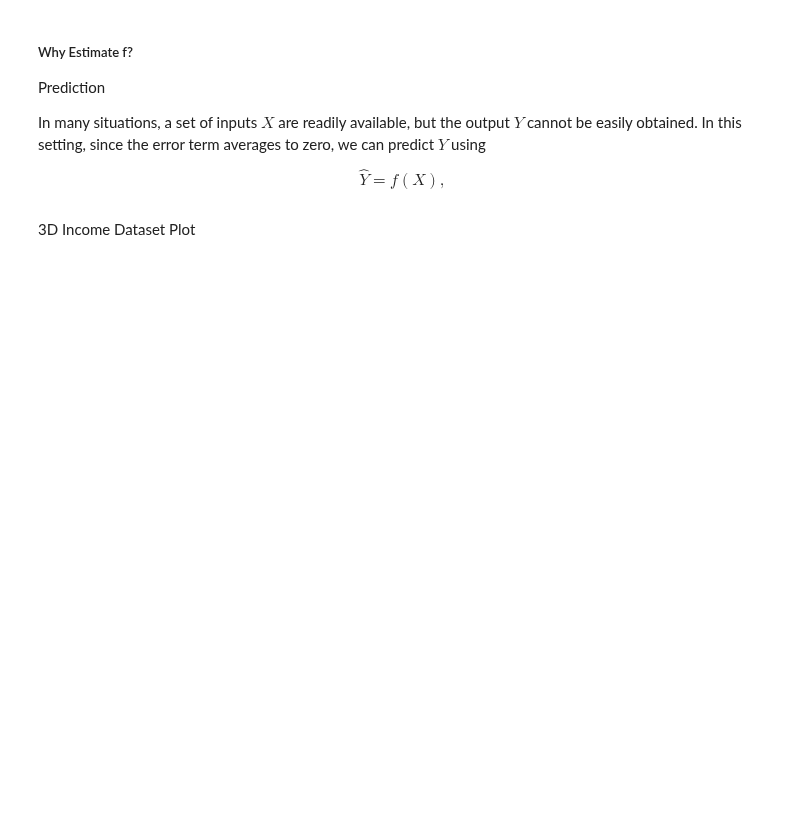
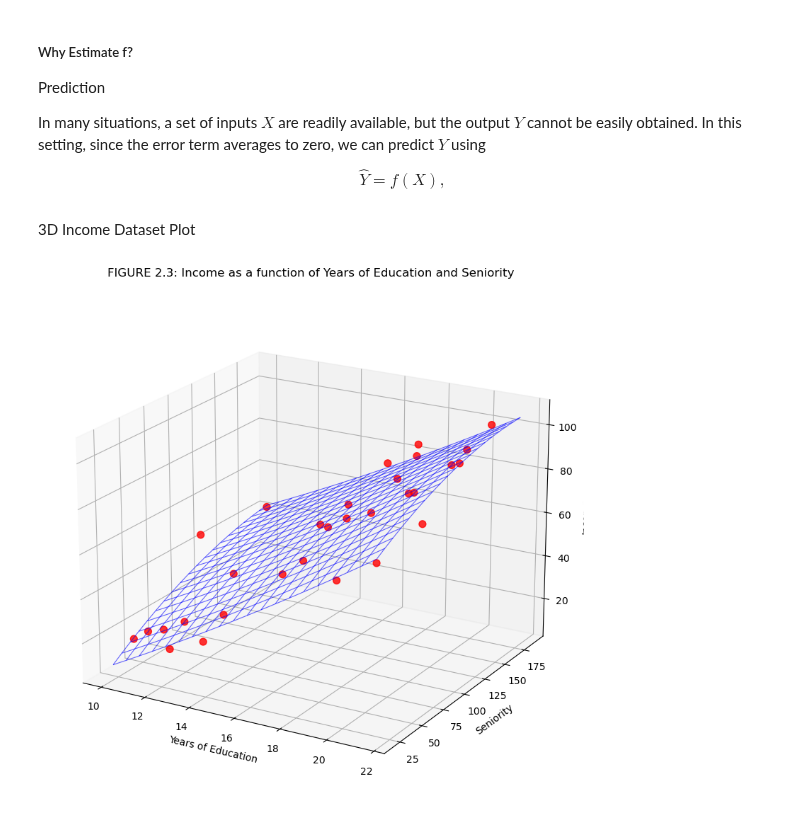
Before and after one commit to zozoking101/An-Introduction-to-Statistical-Learning-with-Applications-in-Python, a Jupyter notebook: 2_Statistical_Learning/Chapter_2.ipynb, the cells around one changed output. Saved outputs shown, nothing was run; the diff lists cells and outputs as text; code cells hidden in the pictures; blank space fills up the shorter version.

```diff
--- a/2_Statistical_Learning/Chapter_2.ipynb
+++ b/2_Statistical_Learning/Chapter_2.ipynb
@@ -139,7 +135,47 @@ In many situations, a set of inputs $X$ are readily available, but the output $Y
 from mpl_toolkits.mplot3d import Axes3D
 # %%
 # Load the Income dataset
-income = load_data('Income')
-education = income['Education'].values
-seniority = income['Seniority'].values
-income_vals = income['Income'].values
+income2 = pd.read_csv("Income2.csv")
+education = income2['Education'].values
+seniority = income2['Seniority'].values
+income_vals = income2['Income'].values
+
+# Create 3D plot
+fig = plt.figure(figsize=(10, 8))
+ax = fig.add_subplot(111, projection='3d')
+
+# Plot the observed data points (red dots)
+ax.scatter(education, seniority, income_vals, color='red', s=50, alpha=0.8)
+
+# Create meshgrid for the surface
+edu_range = np.linspace(education.min(), education.max(), 20)
+sen_range = np.linspace(seniority.min(), seniority.max(), 20)
+edu_grid, sen_grid = np.meshgrid(edu_range, sen_range)
+
+# Fit polynomial surface
+X = np.column_stack([education, seniority])
+poly = PolynomialFeatures(degree=2, include_bias=False)
+X_poly = poly.fit_transform(X)
+model = LinearRegression().fit(X_poly, income_vals)
+
+# Predict on grid
+grid_points = np.column_stack([edu_grid.ravel(), sen_grid.ravel()])
+grid_poly = poly.transform(grid_points)
+income_grid = model.predict(grid_poly).reshape(edu_grid.shape)
+
+# Plot the fitted surface (blue wireframe)
+ax.plot_wireframe(edu_grid, sen_grid, income_grid, color='blue', alpha=0.6, linewidth=0.8)
+
+# Set labels and title
+ax.set_xlabel('Years of Education')
+ax.set_ylabel('Seniority')
+ax.set_zlabel('Income')
+ax.set_title('FIGURE 2.3: Income as a function of Years of Education and Seniority')
+
+# Adjust viewing angle
+ax.view_init(elev=20, azim=300)
+
+plt.tight_layout()
+plt.show()
+# %% [output]
+[figure, added]
```
Also changed, not shown: parts of 19 cells of this notebook, 2 other files.
